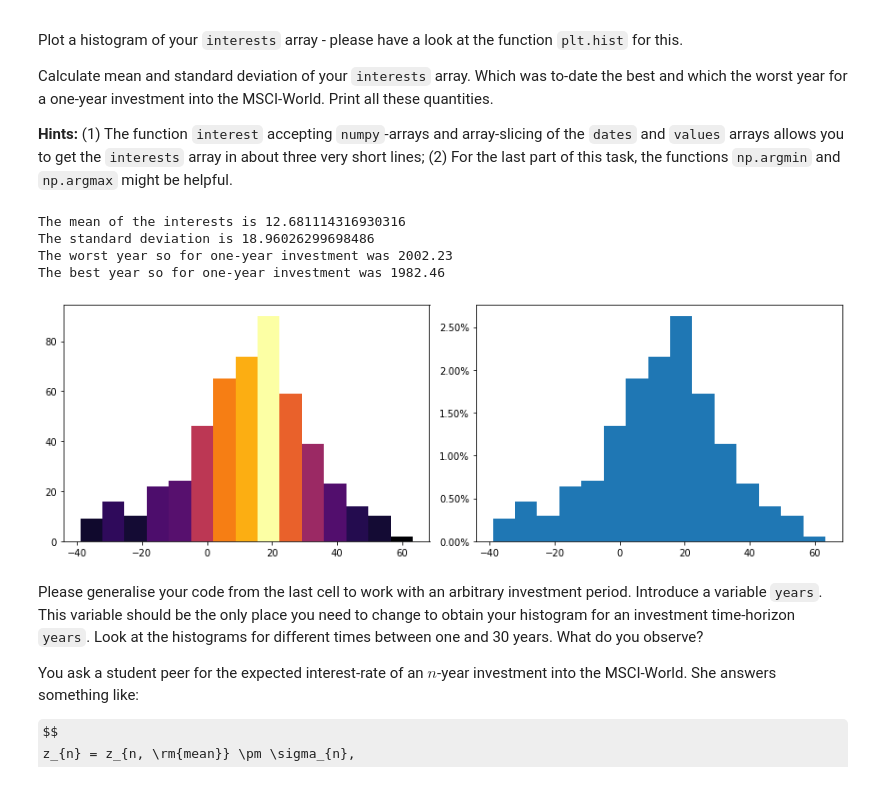
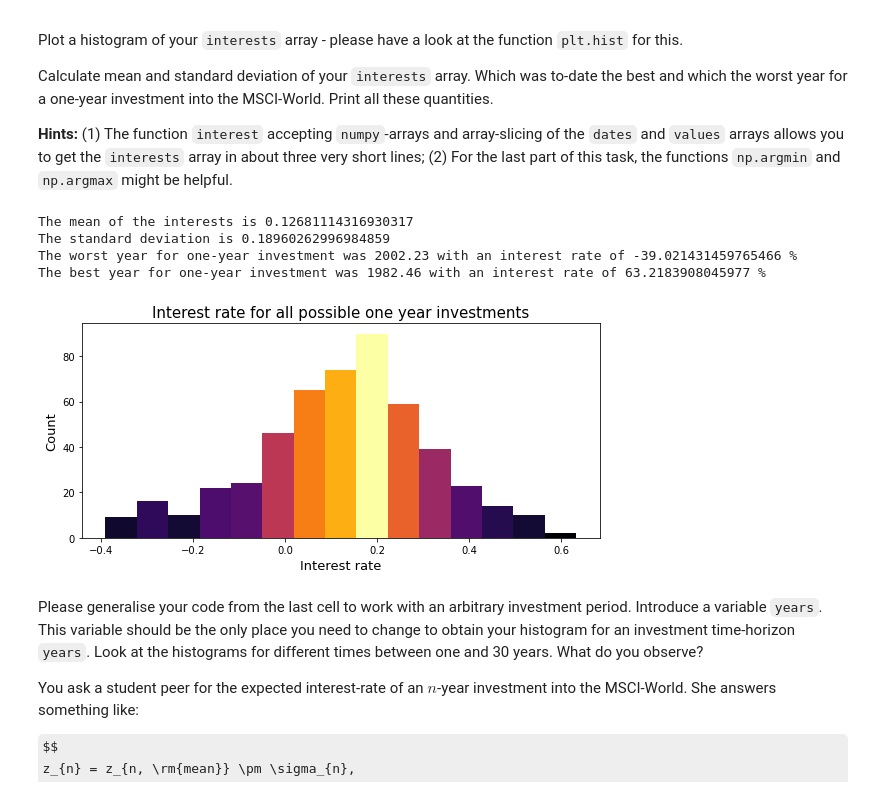
Before and after one commit to tesla1900/programming_course, a Jupyter notebook: project/Project_1.ipynb, the cells around one changed output. Cells and saved outputs as stored; diff of their text form; code cells hidden in the pictures; some formulas as TeX source.

```diff
--- a/project/Project_1.ipynb
+++ b/project/Project_1.ipynb
@@ -125,14 +125,10 @@ In charts with an exponential growth, one often gets the misleading impression t
 # %%
 # Your solution here please
 
-def amount(x, z):
-    return x * (1 + z)
-
-
-interest = compound(fin, ini, t)
+x = np.arange(0, 44)
+z = compound(fin, ini, t)
 plt.plot(dates, values)
-# dn = dates[1:] - dates[:-1]
-# plt.plot(dates, amount(values, interest))
+plt.plot(x + 1979, (1 + z) ** x)
 plt.yscale('log')
 plt.grid()
 # %% [output]
@@ -159,8 +155,7 @@ def interest(x, y, n):
 # Your solution here please
 
 def interest(x, y, n):
-#     if y == x: return 0
-    return ((y / x) ** (1 / n) - 1) * 100
+    return ((y / x) ** (1 / n) - 1)
 
 x = 100
 y = 10000
@@ -209,51 +204,50 @@ Calculate mean and standard deviation of your `interests` array. Which was to-da
 from matplotlib import colors
 from matplotlib.ticker import PercentFormatter
 
-interests = [] # declaring an interests array
+interests = np.array([]) # declaring an interests array
 
 for j in range(0, int(len(dates))):
     if j + 13 > len(dates): break
     x = values[j]
     y = values[j + 12]
     n = dates[j + 12] - dates[j]
-    interests.append(interest(x, y, n))
+    interests = np.append(interests, interest(x, y, n))
+
 
 x = interests
 n_bins = 15
 
-fig, axs = plt.subplots(1, 2, figsize = (12, 4), tight_layout=True)
+fig, axs = plt.subplots(figsize = (8, 4), tight_layout=True)
+axs.set_title("Interest rate for all possible one year investments", fontsize = 15)
+axs.set_xlabel("Interest rate", fontsize = 13)
+axs.set_ylabel("Count", fontsize = 13)
 
 # N is the count in each bin, bins is the lower-limit of the bin, size gives the range of the histogram
-N, bins, interval = axs[0].hist(x, bins=n_bins)
+N, bins, interval = axs.hist(x, bins=n_bins)
 
 # Color coding by height
 fracs = N / N.max()
 
 # Normalizing the data for full range of the colormap
 norm = colors.Normalize(fracs.min(), fracs.max())
 
 # Now, we'll loop through our objects and set the color of each accordingly
 for thisfrac, thisinterval in zip(fracs, interval):
     color = plt.cm.inferno(norm(thisfrac))
-#     print(thisfrac, thisinterval)
     thisinterval.set_facecolor(color)
-
-# We can also normalize our inputs by the total number of counts
-axs[1].hist(x, bins=n_bins, density=True)
-
-# Now we format the y-axis to display percentage
-axs[1].yaxis.set_major_formatter(PercentFormatter(xmax=1))
 
 print("The mean of the interests is", np.mean(interests))
 print("The standard deviation is", np.std(interests))
-print("The worst year so for one-year investment was", dates[np.argmin(interests)])
-print("The best year so for one-year investment was", dates[np.argmax(interests)])
+print("The worst year for one-year investment was", dates[np.argmin(interests)], "with an interest rate of",
+     interests[np.argmin(interests)] * 100, "%")
+print("The best year for one-year investment was", dates[np.argmax(interests)], "with an interest rate of",
+     interests[np.argmax(interests)] * 100, "%")
 # %% [output]
-The mean of the interests is 12.681114316930316
-The standard deviation is 18.96026299698486
-The worst year so for one-year investment was 2002.23
-The best year so for one-year investment was 1982.46
+The mean of the interests is 0.12681114316930317
+The standard deviation is 0.18960262996984859
+The worst year for one-year investment was 2002.23 with an interest rate of -39.021431459765466 %
+The best year for one-year investment was 1982.46 with an interest rate of 63.2183908045977 %
-[figure, old version]
+[figure, new version]
 # %% [markdown]
 Please generalise your code from the last cell to work with an arbitrary investment period. Introduce a variable `years`. This variable should be the only place you need to change to obtain your histogram for an investment time-horizon `years`. Look at the histograms for different times between one and 30 years. What do you observe?
 
```
Also changed, not shown: parts of 8 cells of this notebook.
